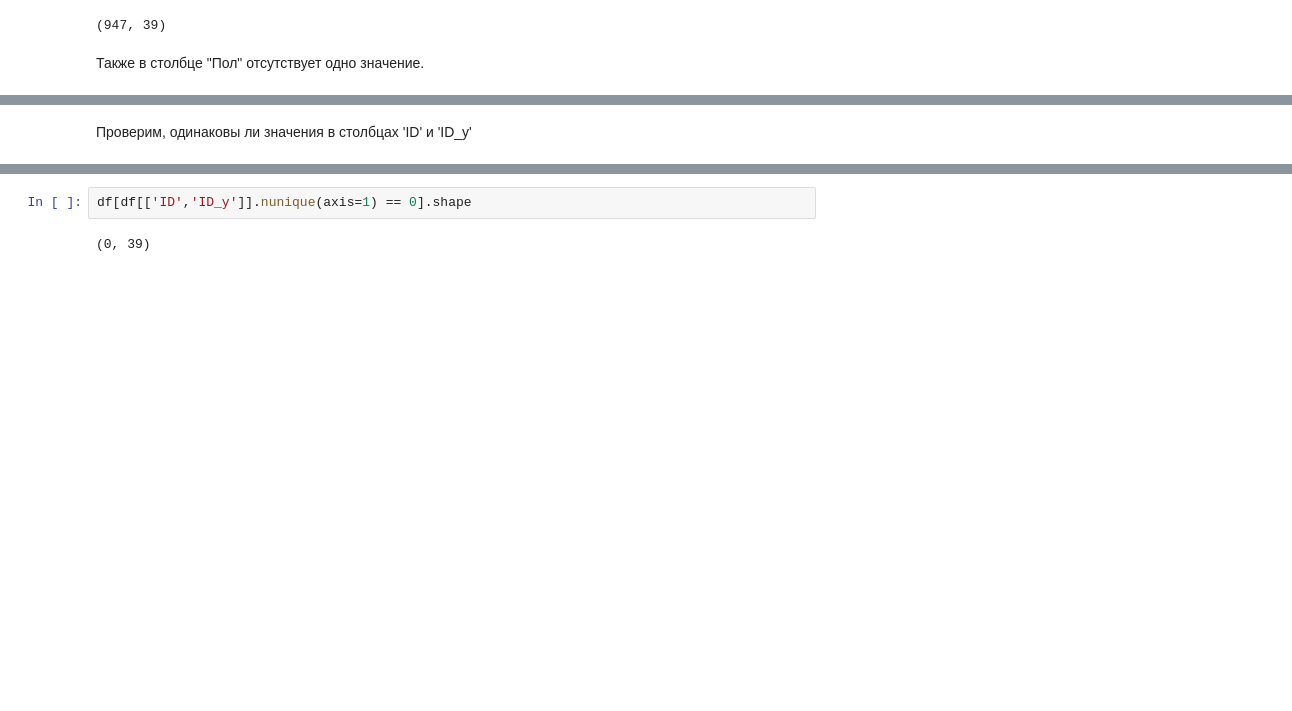
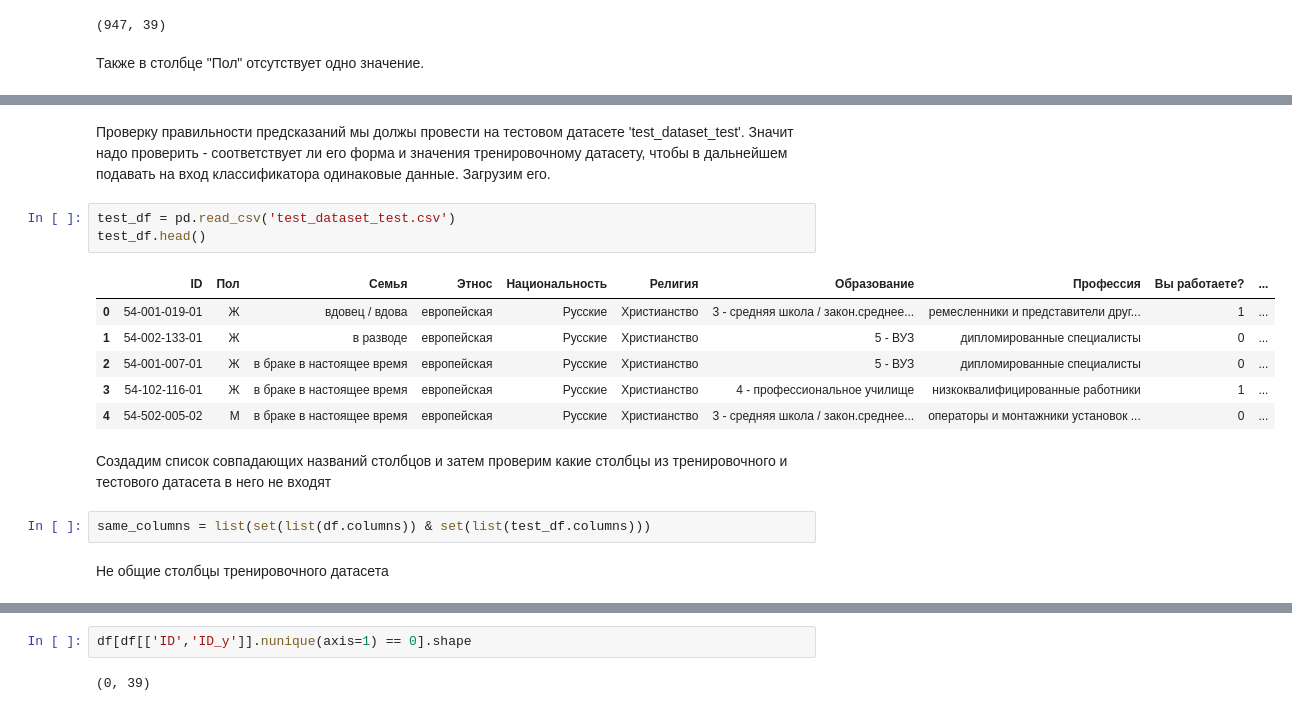
Before and after one commit to mic21053/AIchampionship, a Jupyter notebook: Championship.ipynb, the cells around one changed output, grey strips where cells are left out. Saved outputs shown, nothing was run; the diff lists cells and outputs as text; blank space fills up the shorter version.

```diff
--- a/Championship.ipynb
+++ b/Championship.ipynb
@@ -137,5 +145,21 @@ df = df[df['ID'] != '54-701-009-01']
 df.shape
 # %% [output]
 (946, 39)
-# %% [markdown]
-Проверим, одинаковы ли значения в столбцах 'ID' и 'ID_y'
+# %% [markdown]
+Проверку правильности предсказаний мы должы провести на тестовом датасете 'test_dataset_test'. Значит надо проверить - соответствует ли его форма и значения тренировочному датасету, чтобы в дальнейшем подавать на вход классификатора одинаковые данные. Загрузим его.
+# %%
+test_df = pd.read_csv('test_dataset_test.csv')
+test_df.head()
+# %% [output]
+|  | ID | Пол | Семья | Этнос | Национальность | Религия | Образование | Профессия | Вы работаете? | ... |
+| 0 | 54-001-019-01 | Ж | вдовец / вдова | европейская | Русские | Христианство | 3 - средняя школа / закон.среднее... | ремесленники и представители друг... | 1 | ... |
+| 1 | 54-002-133-01 | Ж | в разводе | европейская | Русские | Христианство | 5 - ВУЗ | дипломированные специалисты | 0 | ... |
+| 2 | 54-001-007-01 | Ж | в браке в настоящее время | европейская | Русские | Христианство | 5 - ВУЗ | дипломированные специалисты | 0 | ... |
+| 3 | 54-102-116-01 | Ж | в браке в настоящее время | европейская | Русские | Христианство | 4 - профессиональное училище | низкоквалифицированные работники | 1 | ... |
+| 4 | 54-502-005-02 | М | в браке в настоящее время | европейская | Русские | Христианство | 3 - средняя школа / закон.среднее... | операторы и монтажники установок ... | 0 | ... |
+# %% [markdown]
+Создадим список совпадающих названий столбцов и затем проверим какие столбцы из тренировочного и тестового датасета в него не входят
+# %%
+same_columns = list(set(list(df.columns)) & set(list(test_df.columns)))
+# %% [markdown]
+Не общие столбцы тренировочного датасета
```
Also changed, not shown: parts of 81 cells of this notebook.
